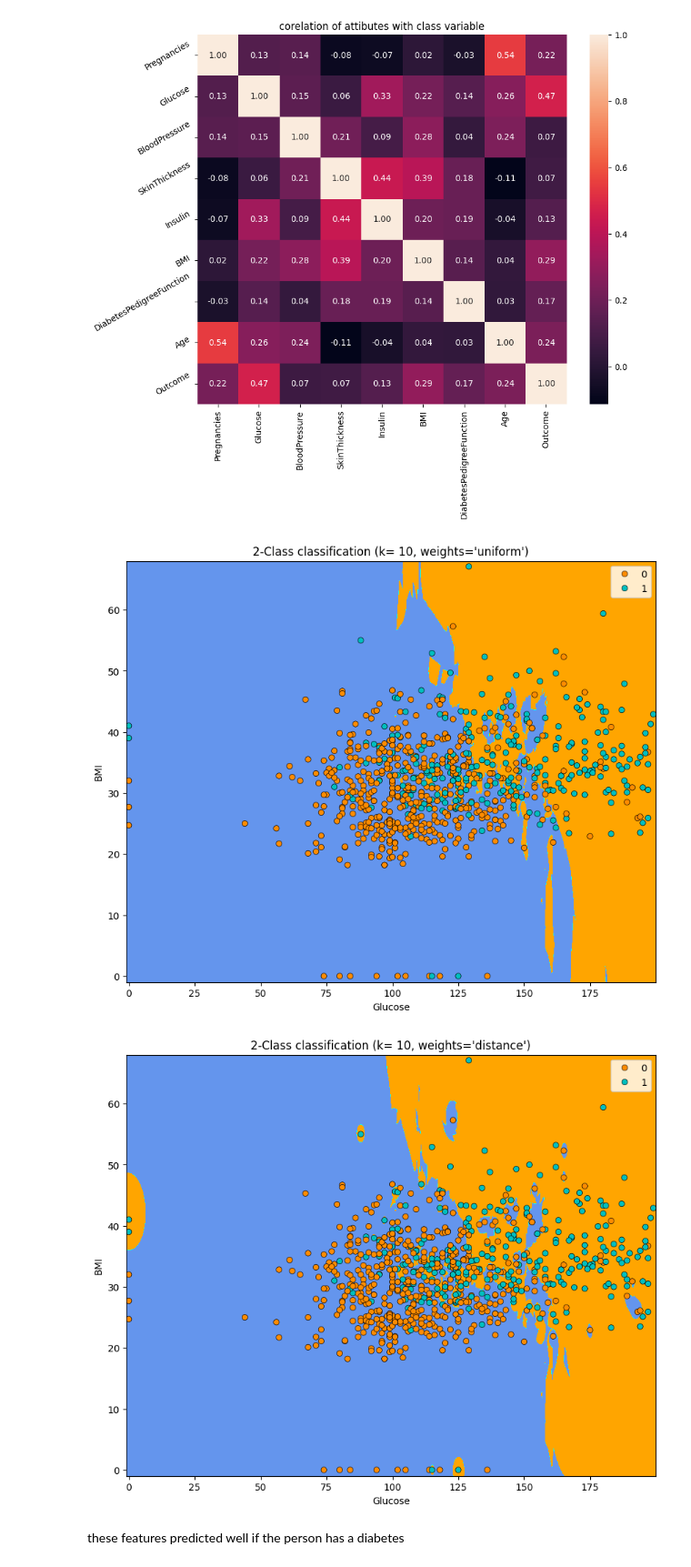
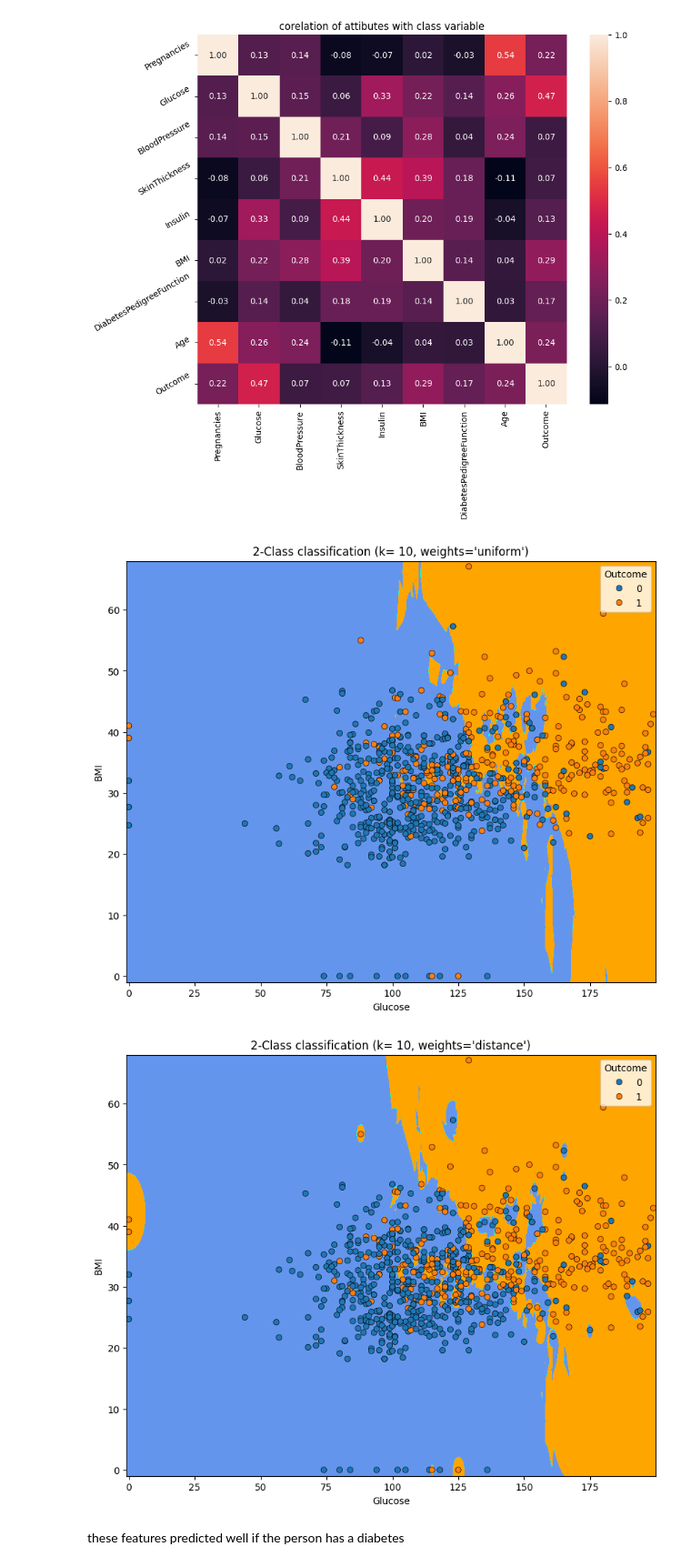
Before and after one commit to aleszcz/Aleks_portfolio, a Jupyter notebook: Stats/kNN_MLmodel_Diabetes_Preditction__Statistics.ipynb, the cells around one changed output. Shown at 91% size. Cells and saved outputs as stored; diff of their text form; code cells hidden in the pictures.

```diff
--- a/Stats/kNN_MLmodel_Diabetes_Preditction__Statistics.ipynb
+++ b/Stats/kNN_MLmodel_Diabetes_Preditction__Statistics.ipynb
@@ -85,45 +85,47 @@ yfeed = 'BMI'
 n_neighbors = 10
 
 # Subsetting data
-x = diabetes[[xfeed, yfeed]].to_numpy()
+X = diabetes[[xfeed, yfeed]].to_numpy()
 
 # Data containing the labels
 y = diabetes.Outcome.to_numpy()
 
 #step size in mesh
 h = 0.1
 cmap_light = ListedColormap(['cornflowerblue', 'cyan', 'orange'])
 cmap_bold = ['darkorange', 'c', 'darkblue']
 
 
 for weights in ['uniform', 'distance']:
     # Create an instance of Neighbors Classifier and fit the data
     clf = neighbors.KNeighborsClassifier(n_neighbors, weights=weights)
-    clf.fit(x, y)
+    clf.fit(X, y)
 
     #plot the decision boundry
-    x_min, x_max= x[:,0].min()- 1, x[:,0].max()+ 1
-    y_min, y_max= x[:,1].min()- 1, x[:,1].max()+ 1
+    x_min, x_max= X[:,0].min()- 1, X[:,0].max()+ 1
+    y_min, y_max= X[:,1].min()- 1, X[:,1].max()+ 1
     xx,yy = np.meshgrid(np.arange(x_min, x_max, h), np.arange(y_min, y_max, h))
     Z= clf.predict(np.c_[xx.ravel(), yy.ravel()])
 
     #put into the color
     Z= Z.reshape(xx.shape)
     plt.figure(figsize=(10,8))
     plt.contourf(xx, yy, Z, cmap= cmap_light)
 
     #plot the training points
-    sns.scatterplot(x= x[:,0], y= x[:,1], hue= y, palette= cmap_bold, alpha= 1.0, edgecolor= 'black')
+    sns.scatterplot(x= diabetes[xfeed], y= diabetes[yfeed], hue= diabetes.Outcome,
+                    alpha= 1.0, edgecolor= 'black')
     plt.xlim(xx.min(), xx.max())
     plt.ylim(yy.min(), yy.max())
-    plt.title(f"2-Class classification (k= %i, weights='%s')" % (n_neighbors, weights))
+    plt.title(f"2-Class classification (k= %i, weights='%s')"
+              % (n_neighbors, weights))
     plt.xlabel(xfeed)
     plt.ylabel(yfeed)
 
 plt.show()
 # %% [output]
-[figure, old version]
+[figure, new version]
-[figure, old version]
+[figure, new version]
 # %% [markdown]
 these features predicted well if the person has a diabetes
 # %%
```
Also changed, not shown: parts of 1 cell of this notebook.
